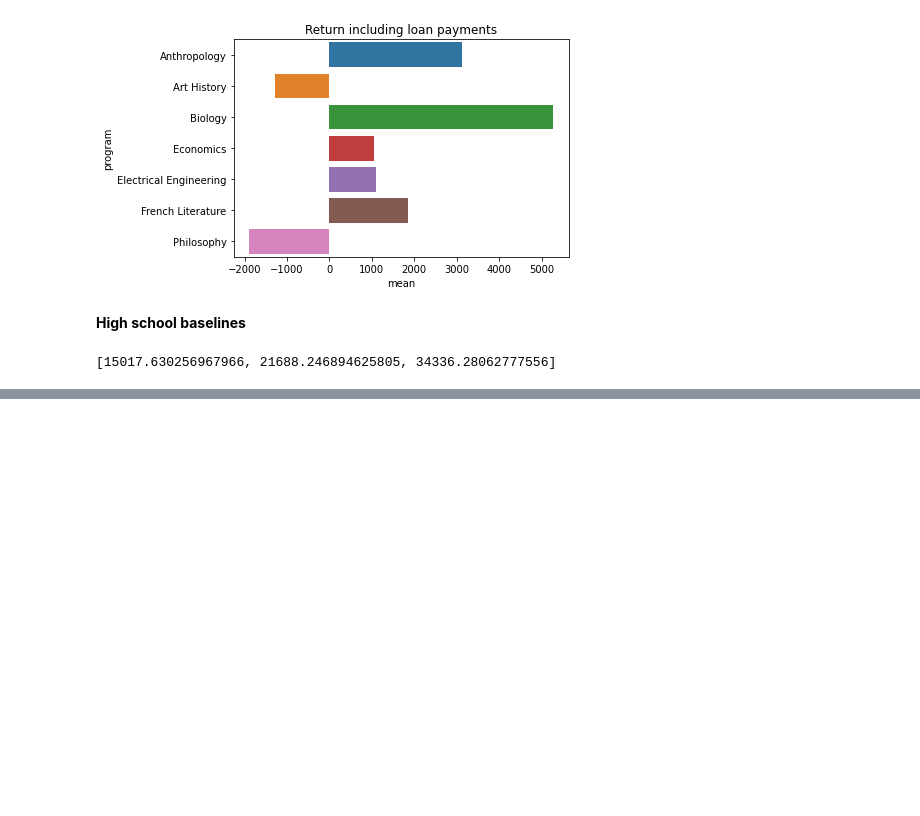
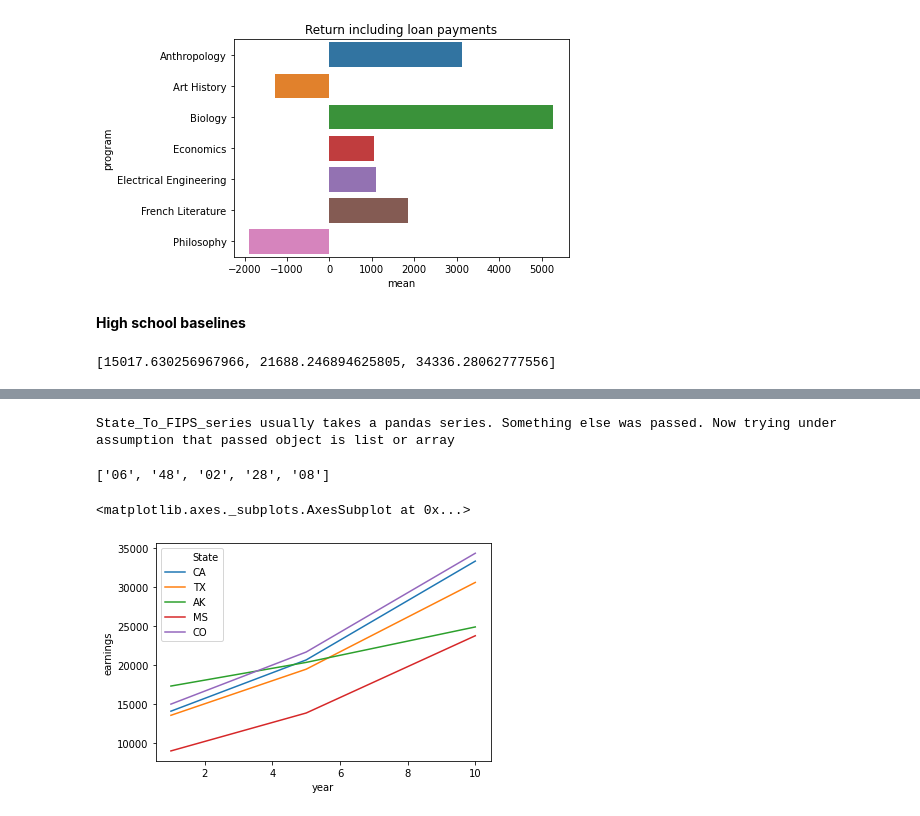
Before and after one commit to brighthive/roi-toolkit, a Jupyter notebook: Example Notebook.ipynb, the cells around one changed output, grey strips where cells are left out. Saved outputs shown, nothing was run; the diff lists cells and outputs as text; code cells hidden in the pictures; blank space fills up the shorter version.

```diff
--- a/Example Notebook.ipynb
+++ b/Example Notebook.ipynb
@@ -407,3 +395,13 @@ cps.rudimentary_hs_baseline('08', [1, 5, 10])
+# %%
+states = ['CA','TX','AK','MS','CO']
+fips = utilities.State_To_FIPS_series(states)
+# %% [output]
+State_To_FIPS_series usually takes a pandas series. Something else was passed. Now trying under assumption that passed object is list or array
+# %%
+fips
+# %% [output]
+['06', '48', '02', '28', '08']
 # %%
-states = ['08','02','48','42']
-baselines = pd.DataFrame([dict(cps.rudimentary_hs_baseline(state), **{"state":state}) for state in states])
+baselines = pd.DataFrame([cps.rudimentary_hs_baseline(state, [1, 5, 10]) for state in fips])
+baselines['state'] = states
+baselines.columns = ['1','5','10','State']
@@ -412,2 +408,9 @@ baselines
+# %%
+baselines_melted = pd.melt(baselines, id_vars=['State'], var_name="year", value_name="earnings")
+baselines_melted['year'] = baselines_melted['year'].astype(int)
+baselines_melted['earnings'] = baselines_melted['earnings'].astype(int)
 # %%
-sns.lineplot(data=baselines, x="year", y="passengers")
+sns.lineplot(data=baselines_melted, x="year", y="earnings", hue="State")
+# %% [output]
+<matplotlib.axes._subplots.AxesSubplot at 0x...>
+[figure, added]
```
Also changed, not shown: parts of 16 cells of this notebook, 1 other file.
